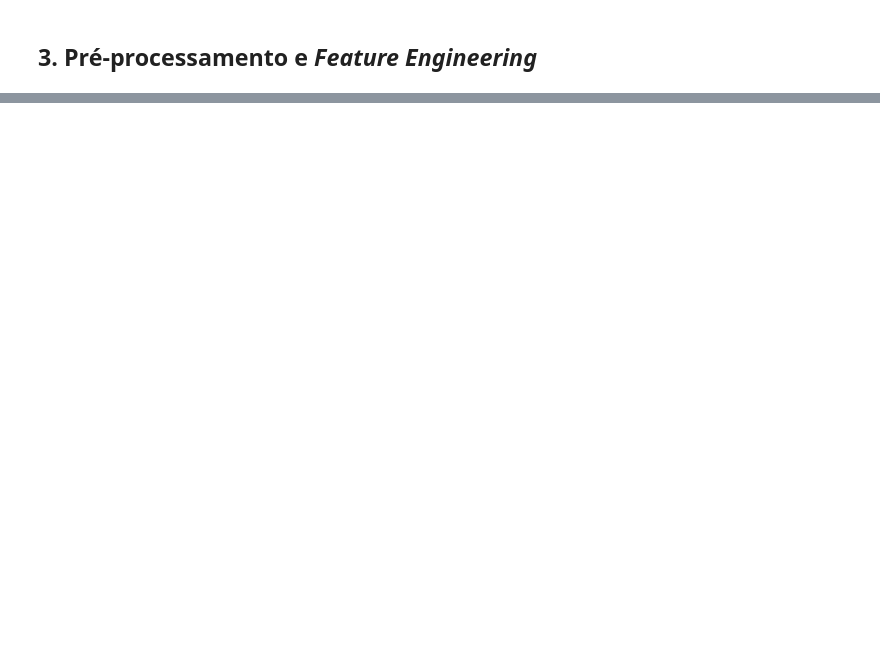
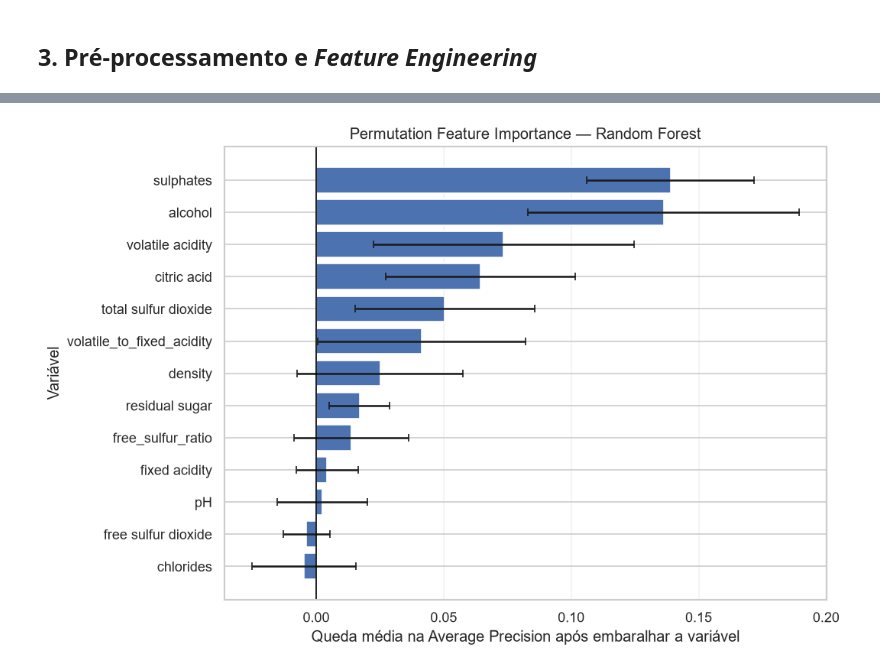
Before and after one commit to diegoolsilva/wine-quality-classification, a Jupyter notebook: notebooks/01_wine_quality_classification_final.ipynb, the cells around one changed output, grey strips where cells are left out. Cells and saved outputs as stored; diff of their text form; code cells hidden in the pictures; blank space fills up the shorter version.

```diff
--- a/notebooks/01_wine_quality_classification_final.ipynb
+++ b/notebooks/01_wine_quality_classification_final.ipynb
@@ -1795,0 +969,20 @@ python -m src.predict --input data/examples/threshold_demo_from_holdout.csv --th
+# %%
+from sklearn.inspection import permutation_importance
+
+permutation_result = permutation_importance(
+    estimator=best_final_model,
+    X=X_test_final,
+    y=y_test,
+    scoring="average_precision",
+    n_repeats=30,
+    random_state=RANDOM_STATE,
+    n_jobs=-1,
+)
+
+df_permutation_importance = pd.DataFrame({
+    "Variável": X_test_final.columns,
+    "Importância média (queda na AP)": permutation_result.importances_mean,
+    "Desvio-padrão das permutações": permutation_result.importances_std,
+}).sort_values("Importância média (queda na AP)", ascending=False).reset_index(drop=True)
+
+display(df_permutation_importance.round(4))
@@ -1795,0 +1004,21 @@ python -m src.predict --input data/examples/threshold_demo_from_holdout.csv --th
+# %%
+plot_pfi = df_permutation_importance.sort_values(
+    "Importância média (queda na AP)", ascending=True
+)
+
+fig, ax = plt.subplots(figsize=(9, 6))
+ax.barh(
+    plot_pfi["Variável"],
+    plot_pfi["Importância média (queda na AP)"],
+    xerr=plot_pfi["Desvio-padrão das permutações"],
+    capsize=3,
+)
+ax.axvline(0, color="black", linewidth=1)
+ax.set_title(f"Permutation Feature Importance — {chosen_model_name}")
+ax.set_xlabel("Queda média na Average Precision após embaralhar a variável")
+ax.set_ylabel("Variável")
+ax.grid(axis="x", alpha=0.25)
+plt.tight_layout()
+plt.show()
+# %% [output]
+[figure, added]
```
Also changed, not shown: parts of 91 cells of this notebook, 32 other files.
